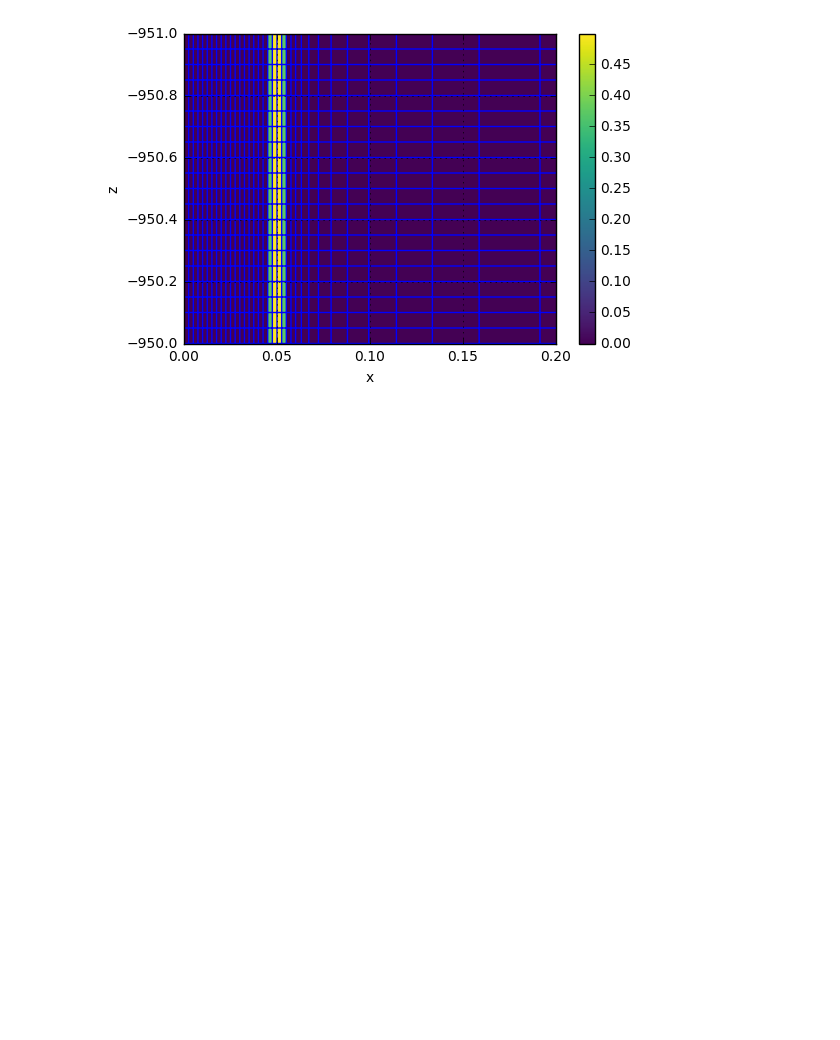
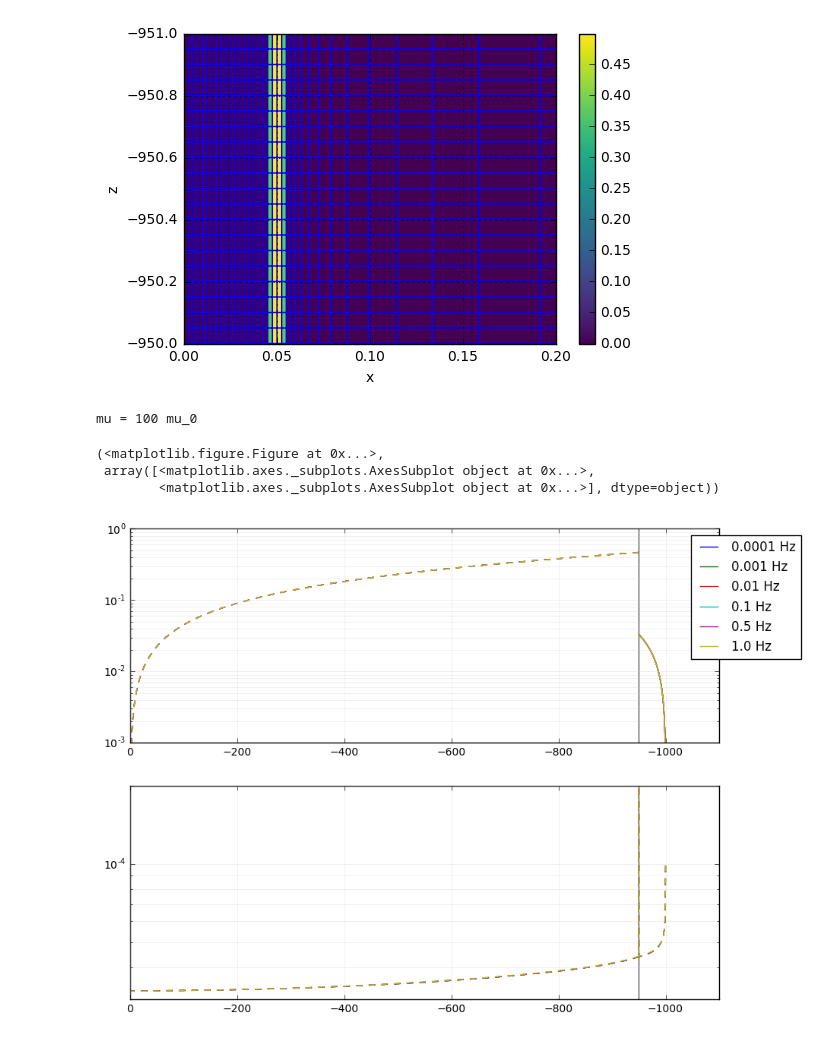
Before and after one commit to simpeg-research/casingSimulations, a Jupyter notebook: Magnetic Permeability Impacts.ipynb, the cells around one changed output. Saved outputs shown, nothing was run; the diff lists cells and outputs as text; code cells hidden in the pictures; blank space fills up the shorter version.

```diff
--- a/Magnetic Permeability Impacts.ipynb
+++ b/Magnetic Permeability Impacts.ipynb
@@ -396 +455,11 @@ for freqind in range(len(freqs)):
+# %%
+mur = 1.
+
+plot_over_freq(mur=100, subtract=None, real_or_imag='real')
+# %% [output]
+mu = 100 mu_0
+(<matplotlib.figure.Figure at 0x...>,
+ array([<matplotlib.axes._subplots.AxesSubplot object at 0x...>,
+        <matplotlib.axes._subplots.AxesSubplot object at 0x...>], dtype=object))
+[figure, added]
 # %%
```
Also changed, not shown: parts of 7 cells of this notebook.
